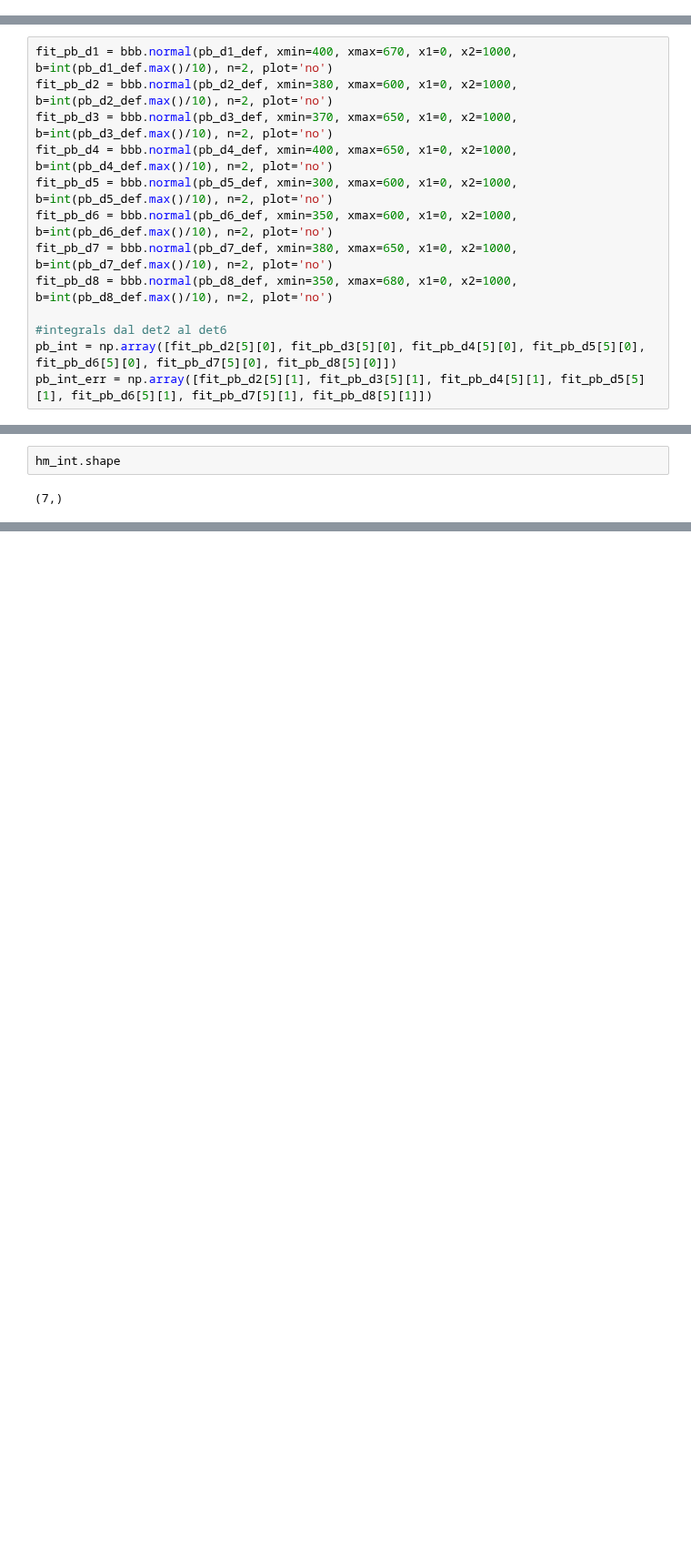
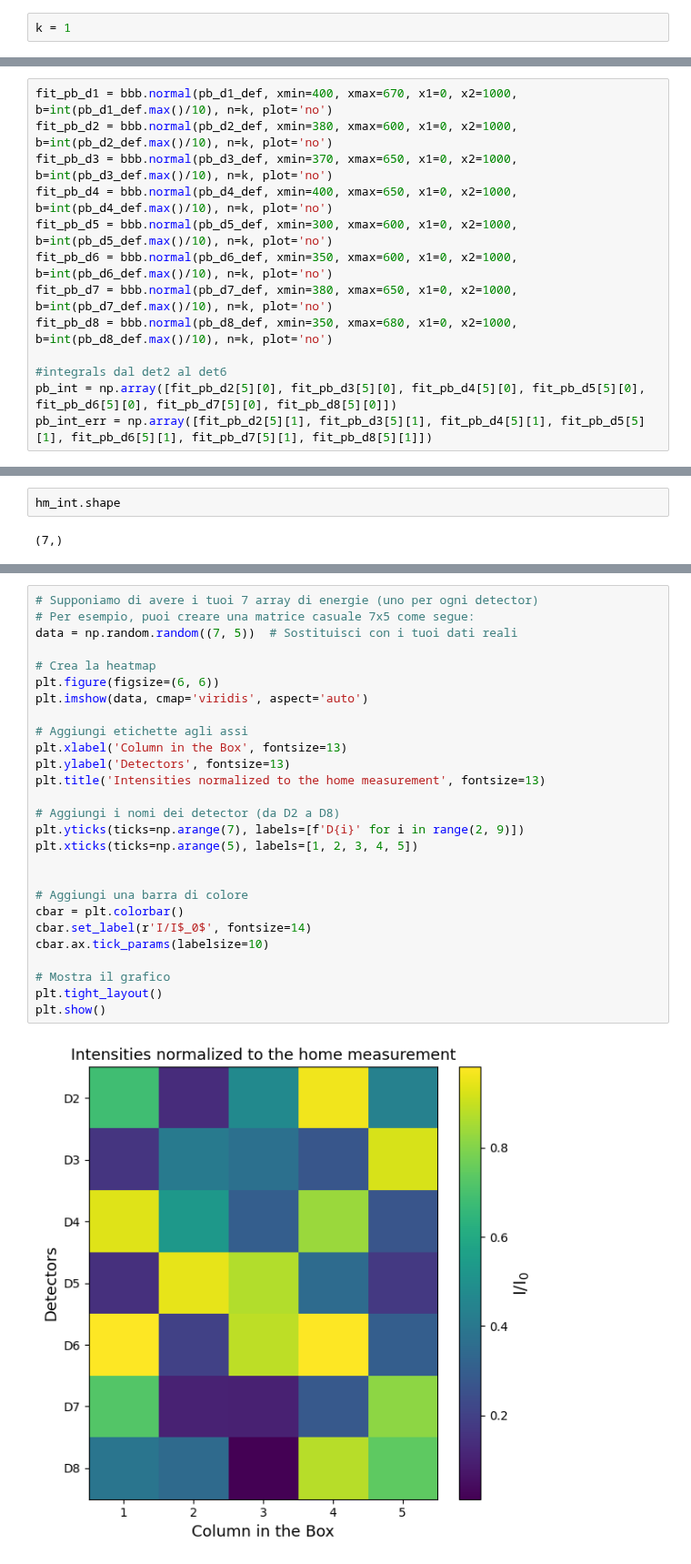
Before and after one commit to b3n3d3tt4/imaging, a Jupyter notebook: analisi.ipynb, the cells around one changed output, grey strips where cells are left out. Shown at 91% size. Saved outputs shown, nothing was run; the diff lists cells and outputs as text; blank space fills up the shorter version.

```diff
--- a/analisi.ipynb
+++ b/analisi.ipynb
@@ -116,3 +117,5 @@ Integrale dell'istogramma nel range [107.5593230176913, 524.7848582967276] = 623
+# %%
+k = 1
 # %%
 y_calib = np.array([511, 1275]) #KeV
 #__________________________________________________________________________________________________________
@@ -350,14 +353,14 @@ plt.show()
 # %% [output]
 [figure]
 # %%
-fit_pb_d1 = bbb.normal(pb_d1_def, xmin=400, xmax=670, x1=0, x2=1000, b=int(pb_d1_def.max()/10), n=2, plot='no')
-fit_pb_d2 = bbb.normal(pb_d2_def, xmin=380, xmax=600, x1=0, x2=1000, b=int(pb_d2_def.max()/10), n=2, plot='no')
-fit_pb_d3 = bbb.normal(pb_d3_def, xmin=370, xmax=650, x1=0, x2=1000, b=int(pb_d3_def.max()/10), n=2, plot='no')
-fit_pb_d4 = bbb.normal(pb_d4_def, xmin=400, xmax=650, x1=0, x2=1000, b=int(pb_d4_def.max()/10), n=2, plot='no')
-fit_pb_d5 = bbb.normal(pb_d5_def, xmin=300, xmax=600, x1=0, x2=1000, b=int(pb_d5_def.max()/10), n=2, plot='no')
-fit_pb_d6 = bbb.normal(pb_d6_def, xmin=350, xmax=600, x1=0, x2=1000, b=int(pb_d6_def.max()/10), n=2, plot='no')
-fit_pb_d7 = bbb.normal(pb_d7_def, xmin=380, xmax=650, x1=0, x2=1000, b=int(pb_d7_def.max()/10), n=2, plot='no')
-fit_pb_d8 = bbb.normal(pb_d8_def, xmin=350, xmax=680, x1=0, x2=1000, b=int(pb_d8_def.max()/10), n=2, plot='no')
+fit_pb_d1 = bbb.normal(pb_d1_def, xmin=400, xmax=670, x1=0, x2=1000, b=int(pb_d1_def.max()/10), n=k, plot='no')
+fit_pb_d2 = bbb.normal(pb_d2_def, xmin=380, xmax=600, x1=0, x2=1000, b=int(pb_d2_def.max()/10), n=k, plot='no')
+fit_pb_d3 = bbb.normal(pb_d3_def, xmin=370, xmax=650, x1=0, x2=1000, b=int(pb_d3_def.max()/10), n=k, plot='no')
+fit_pb_d4 = bbb.normal(pb_d4_def, xmin=400, xmax=650, x1=0, x2=1000, b=int(pb_d4_def.max()/10), n=k, plot='no')
+fit_pb_d5 = bbb.normal(pb_d5_def, xmin=300, xmax=600, x1=0, x2=1000, b=int(pb_d5_def.max()/10), n=k, plot='no')
+fit_pb_d6 = bbb.normal(pb_d6_def, xmin=350, xmax=600, x1=0, x2=1000, b=int(pb_d6_def.max()/10), n=k, plot='no')
+fit_pb_d7 = bbb.normal(pb_d7_def, xmin=380, xmax=650, x1=0, x2=1000, b=int(pb_d7_def.max()/10), n=k, plot='no')
+fit_pb_d8 = bbb.normal(pb_d8_def, xmin=350, xmax=680, x1=0, x2=1000, b=int(pb_d8_def.max()/10), n=k, plot='no')
 
 #integrals dal det2 al det6
 pb_int = np.array([fit_pb_d2[5][0], fit_pb_d3[5][0], fit_pb_d4[5][0], fit_pb_d5[5][0], fit_pb_d6[5][0], fit_pb_d7[5][0], fit_pb_d8[5][0]])
@@ -406,0 +431,29 @@ mu8 = 14.291738270008995 ± 0.22774702078906348 mm⁻¹      compatibilità: 8.0
+# %%
+# Supponiamo di avere i tuoi 7 array di energie (uno per ogni detector)
+# Per esempio, puoi creare una matrice casuale 7x5 come segue:
+data = np.random.random((7, 5))  # Sostituisci con i tuoi dati reali
+
+# Crea la heatmap
+plt.figure(figsize=(6, 6))
+plt.imshow(data, cmap='viridis', aspect='auto')
+
+# Aggiungi etichette agli assi
+plt.xlabel('Column in the Box', fontsize=13)
+plt.ylabel('Detectors', fontsize=13)
+plt.title('Intensities normalized to the home measurement', fontsize=13)
+
+# Aggiungi i nomi dei detector (da D2 a D8)
+plt.yticks(ticks=np.arange(7), labels=[f'D{i}' for i in range(2, 9)])
+plt.xticks(ticks=np.arange(5), labels=[1, 2, 3, 4, 5])
+
+
+# Aggiungi una barra di colore
+cbar = plt.colorbar()
+cbar.set_label(r'I/I$_0$', fontsize=14)
+cbar.ax.tick_params(labelsize=10)
+
+# Mostra il grafico
+plt.tight_layout()
+plt.show()
+# %% [output]
+[figure, added]
```
Also changed, not shown: parts of 6 cells of this notebook.
